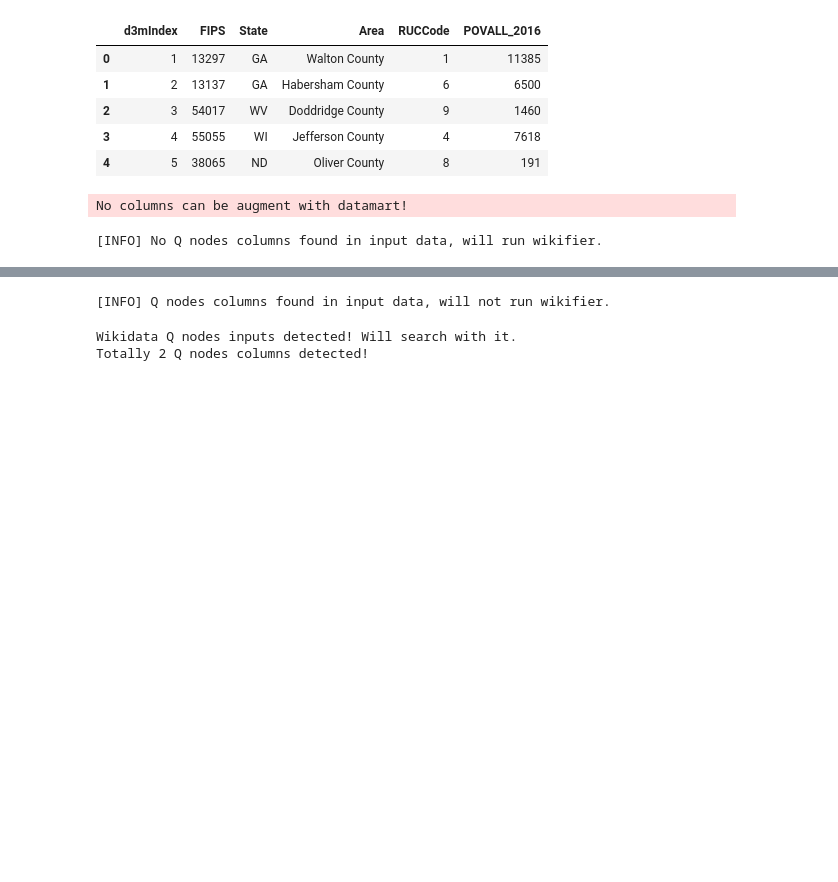
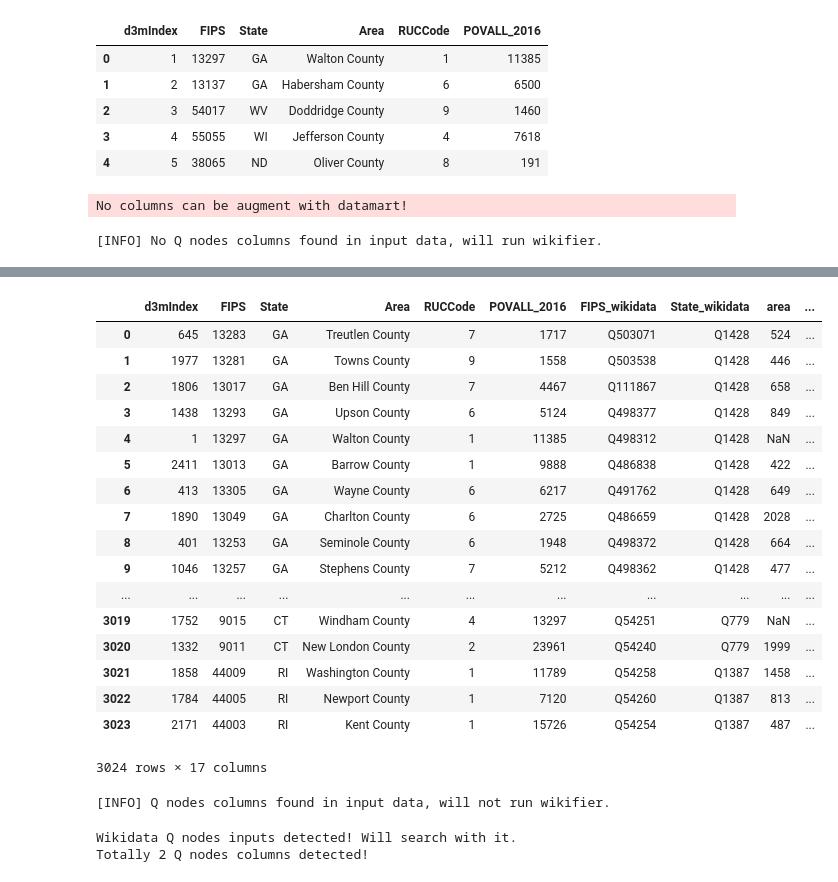
Before and after one commit to usc-isi-i2/datamart-userend, a Jupyter notebook: examples/search_example.ipynb, the cells around one changed output, grey strips where cells are left out. Saved outputs shown, nothing was run; the diff lists cells and outputs as text; code cells hidden in the pictures; blank space fills up the shorter version.

```diff
--- a/examples/search_example.ipynb
+++ b/examples/search_example.ipynb
@@ -98,3 +97,24 @@ aug2_dataframe.head()
+# %%
+aug2_dataframe
+# %% [output]
+|  | d3mIndex | FIPS | State | Area | RUCCode | POVALL_2016 | FIPS_wikidata | State_wikidata | area | ... |
+| 0 | 645 | 13283 | GA | Treutlen County | 7 | 1717 | Q503071 | Q1428 | 524 | ... |
+| 1 | 1977 | 13281 | GA | Towns County | 9 | 1558 | Q503538 | Q1428 | 446 | ... |
+| 2 | 1806 | 13017 | GA | Ben Hill County | 7 | 4467 | Q111867 | Q1428 | 658 | ... |
+| 3 | 1438 | 13293 | GA | Upson County | 6 | 5124 | Q498377 | Q1428 | 849 | ... |
+| 4 | 1 | 13297 | GA | Walton County | 1 | 11385 | Q498312 | Q1428 | NaN | ... |
+| 5 | 2411 | 13013 | GA | Barrow County | 1 | 9888 | Q486838 | Q1428 | 422 | ... |
+| 6 | 413 | 13305 | GA | Wayne County | 6 | 6217 | Q491762 | Q1428 | 649 | ... |
+| 7 | 1890 | 13049 | GA | Charlton County | 6 | 2725 | Q486659 | Q1428 | 2028 | ... |
+| 8 | 401 | 13253 | GA | Seminole County | 6 | 1948 | Q498372 | Q1428 | 664 | ... |
+| 9 | 1046 | 13257 | GA | Stephens County | 7 | 5212 | Q498362 | Q1428 | 477 | ... |
+| ... | ... | ... | ... | ... | ... | ... | ... | ... | ... | ... |
+| 3019 | 1752 | 9015 | CT | Windham County | 4 | 13297 | Q54251 | Q779 | NaN | ... |
+| 3020 | 1332 | 9011 | CT | New London County | 2 | 23961 | Q54240 | Q779 | 1999 | ... |
+| 3021 | 1858 | 44009 | RI | Washington County | 1 | 11789 | Q54258 | Q1387 | 1458 | ... |
+| 3022 | 1784 | 44005 | RI | Newport County | 1 | 7120 | Q54260 | Q1387 | 813 | ... |
+| 3023 | 2171 | 44003 | RI | Kent County | 1 | 15726 | Q54254 | Q1387 | 487 | ... |
+3024 rows × 17 columns
 # %%
 """
 After first time search, now we have more columns(including the Q nodes), we can search again to get more results
```
Also changed, not shown: parts of 9 cells of this notebook, 10 other files.
